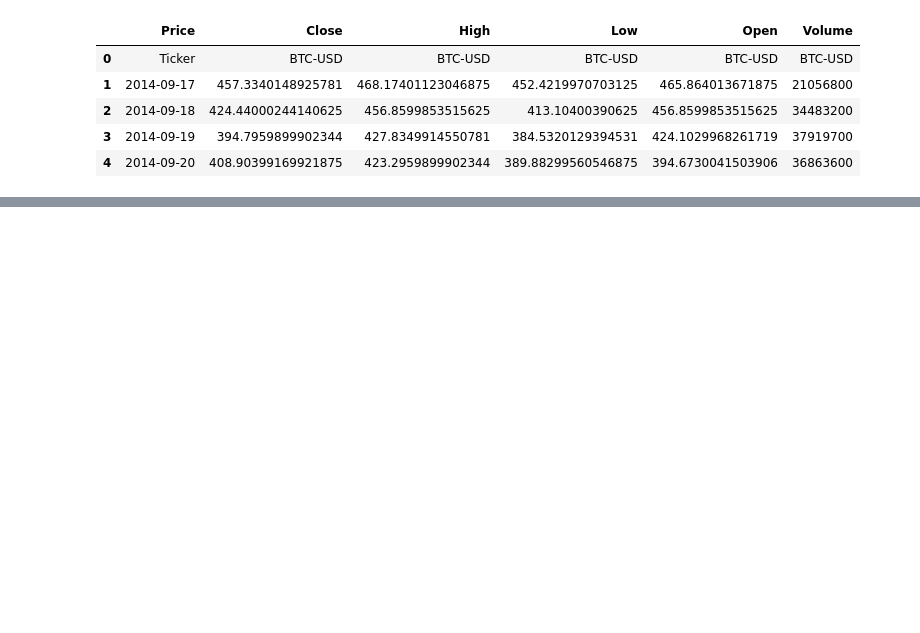
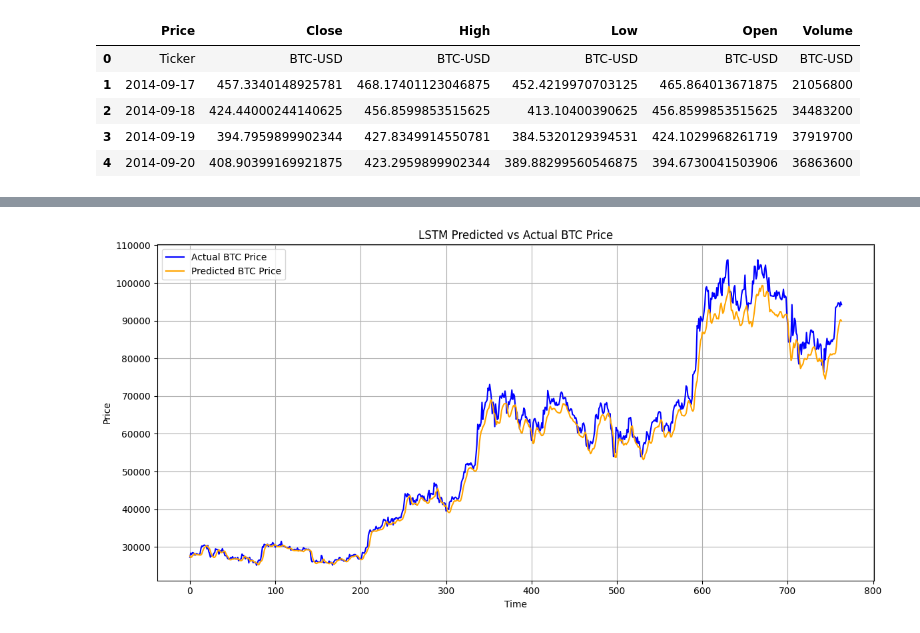
Before and after one commit to alihassanml/Stock-Prediction-and-Analysis-Using-Transformer, a Jupyter notebook: Notebook.ipynb, the cells around one changed output, grey strips where cells are left out. Cells and saved outputs as stored; diff of their text form; code cells hidden in the pictures; blank space fills up the shorter version.

```diff
--- a/Notebook.ipynb
+++ b/Notebook.ipynb
@@ -173,0 +184,2 @@ TypeError: float() argument must be a string or a real number, not 'Timestamp'
+# %%
+model.compile(optimizer='adam', loss='mean_squared_error')
@@ -173,0 +206,11 @@ TypeError: float() argument must be a string or a real number, not 'Timestamp'
+# %%
+callback = EarlyStopping(monitor='val_loss',patience=5,restore_best_weights=True)
+board = TensorBoard(log_dir='logs',histogram_freq=1)
+# %%
+history = model.fit(
+    X_train, y_train,
+    epochs=100,
+    batch_size=32,
+    validation_split=0.1,
+    callbacks=[callback, board]
+)
@@ -173,0 +235,4 @@ TypeError: float() argument must be a string or a real number, not 'Timestamp'
+# %%
+y_pred = model.predict(X_test)
+y_pred_inv = scaler_y.inverse_transform(y_pred)
+y_test_inv = scaler_y.inverse_transform(y_test)
@@ -173,0 +241,15 @@ TypeError: float() argument must be a string or a real number, not 'Timestamp'
+# %%
+import matplotlib.pyplot as plt
+
+plt.figure(figsize=(12,6))
+plt.plot(y_test_inv, label='Actual BTC Price', color='blue')
+plt.plot(y_pred_inv, label='Predicted BTC Price', color='orange')
+plt.title('LSTM Predicted vs Actual BTC Price')
+plt.xlabel('Time')
+plt.ylabel('Price')
+plt.legend()
+plt.grid(True)
+plt.tight_layout()
+plt.show()
+# %% [output]
+[figure, added]
```
Also changed, not shown: parts of 34 cells of this notebook, 4 other files.
